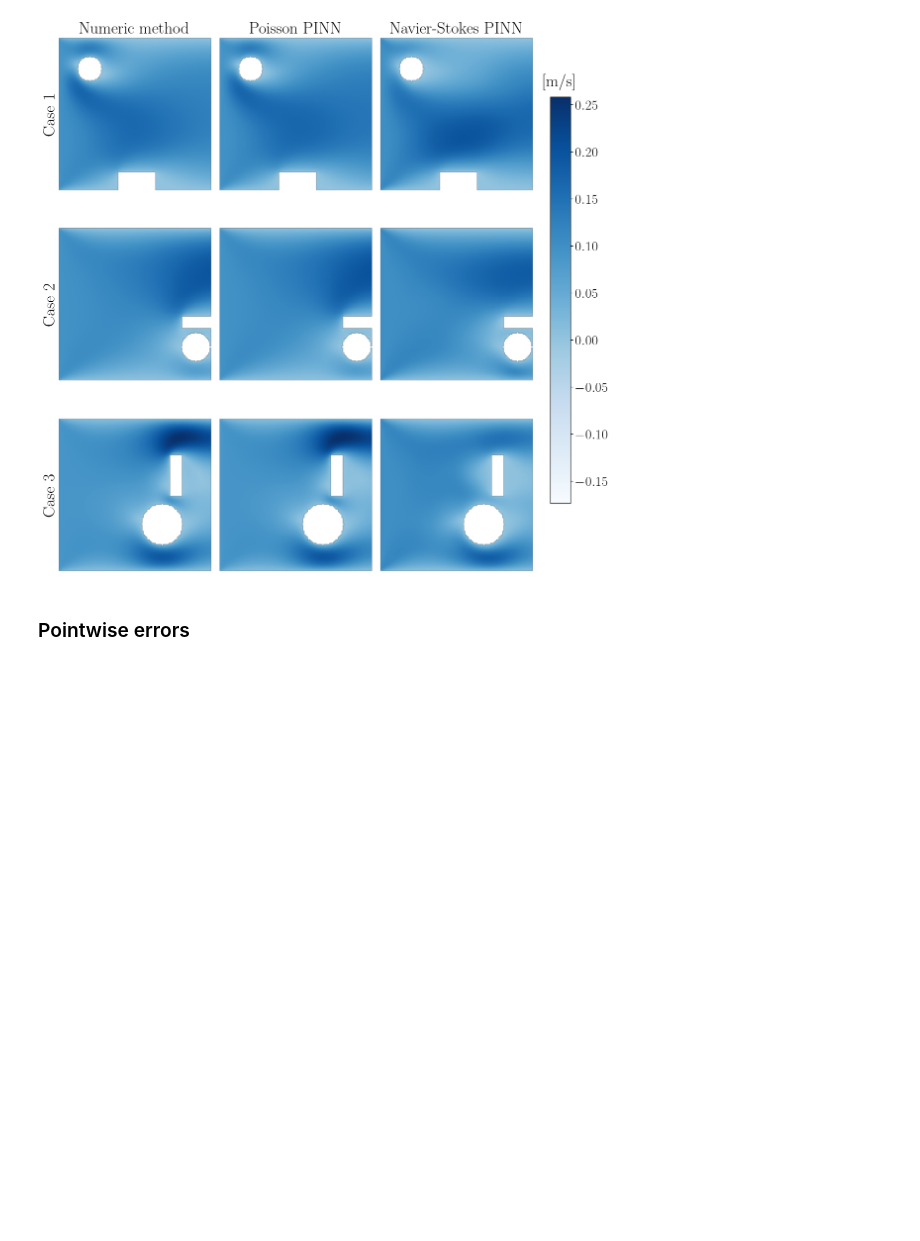
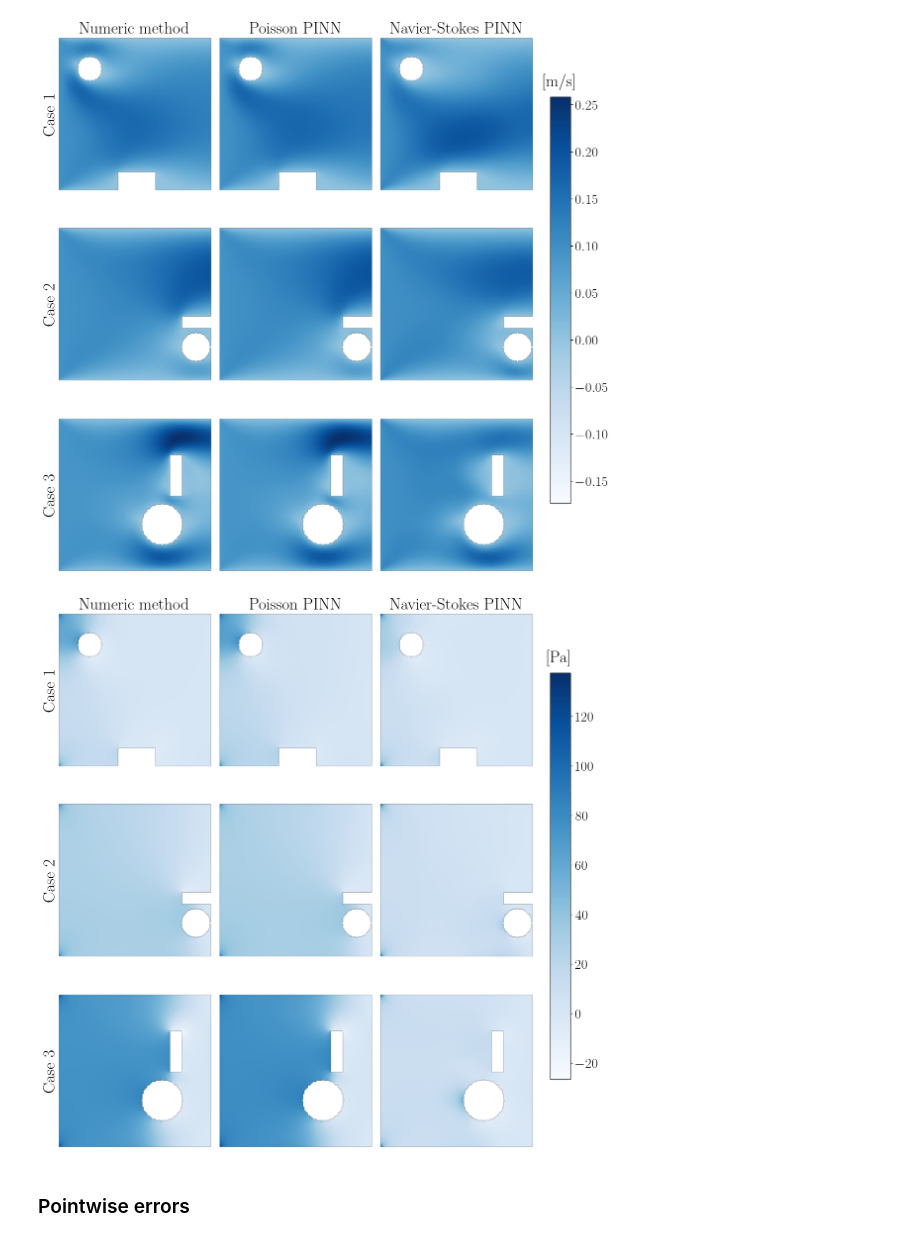
Before and after one commit to gregorkovac/pinn-accelerated-cfd, a Jupyter notebook: src/analysis/analysis.ipynb, the cells around one changed output. Cells and saved outputs as stored; diff of their text form; code cells hidden in the pictures; blank space fills up the shorter version.

```diff
--- a/src/analysis/analysis.ipynb
+++ b/src/analysis/analysis.ipynb
@@ -194,6 +196,74 @@ plt.tight_layout(rect=[0, 0, 0.85, 1])
 plt.savefig("flow_examples.pdf")
 # %% [output]
 [figure]
+# %%
+# n_cases = len(results["u_numeric"])
+n_cases = 3
+
+cmap = "Blues"
+
+vmin = []
+vmax = []
+
+for i in range(n_cases):
+    Pn = np.array(results["p_numeric"][i], dtype=float)
+    Pp = np.array(results["p_poisson"][i], dtype=float)
+    Pf = np.array(results["p_full"][i], dtype=float)
+
+    vmin.append(np.min([Pn.min(), Pp.min(), Pf.min()]))
+    vmax.append(np.max([Pn.max(), Pp.max(), Pf.max()]))
+
+vmin = np.min(vmin)
+vmax = np.max(vmax)
+
+# fig, ax = plt.subplots(figsize=(20, 12 * n_cases), nrows=n_cases, ncols=3)
+fig, ax = plt.subplots(figsize=(12, 12), nrows=n_cases, ncols=3)
+
+bw_map = ListedColormap([(0, 0, 0, 0), (1, 1, 1, 1)])
+
+for i in range(n_cases):
+    Pn = np.array(results["p_numeric"][i], dtype=float)
+    Pp = np.array(results["p_poisson"][i], dtype=float)
+    Pf = np.array(results["p_full"][i], dtype=float)
+
+    boundary = np.array(results["boundaries"][i], dtype=float)
+
+    height, width = np.shape(results["p_numeric"][i])[0], np.shape(results["p_numeric"][i])[1]
+    X, Y = np.meshgrid(np.linspace(0, width, width) + 0.5,
+                       np.linspace(0, height, height) + 0.5)
+
+
+    ax[i, 0].imshow(Pn, vmin=vmin, vmax=vmax, cmap=cmap)
+    ax[i, 1].imshow(Pp, vmin=vmin, vmax=vmax, cmap=cmap)
+    im = ax[i, 2].imshow(Pf, vmin=vmin, vmax=vmax, cmap=cmap)
+
+    for j in range(3):
+        ax[i, j].imshow(boundary, cmap=bw_map)
+
+    ax[i, 0].annotate(f'Case {i+1}', xy=(-0, 0.5), xycoords='axes fraction',
+                      rotation=90, va='center', ha='right',
+                      fontsize=24)
+
+    # cbar = fig.colorbar(im2, ax=ax, orientation='vertical')
+    # cbar.set_label(r'Velocity Magnitude $\|\mathbf{u}\|$', fontsize=12)
+
+    for j in range(3):
+        ax[i, j].axis('off')
+
+cbar = fig.colorbar(im, ax=ax[:, 2])
+cbar.ax.tick_params(labelsize=20)
+cbar.ax.set_title(r'[Pa]', fontsize=24, pad=15)
+    # cbar.set_label(r'Velocity Magnitude $\|\mathbf{u}\|$', fontsize=12)
+
+ax[0, 0].set_title("Numeric method", fontsize=24)
+ax[0, 1].set_title("Poisson PINN", fontsize=24)
+ax[0, 2].set_title("Navier-Stokes PINN", fontsize=24)
+
+plt.tight_layout(rect=[0, 0, 0.85, 1])
+
+plt.savefig("flow_examples_pressure.pdf")
+# %% [output]
+[figure, added]
 # %%
 # n_cases = len(results["u_numeric"])
 n_cases = 3
```
Also changed, not shown: parts of 5 cells of this notebook, 3 other files.
